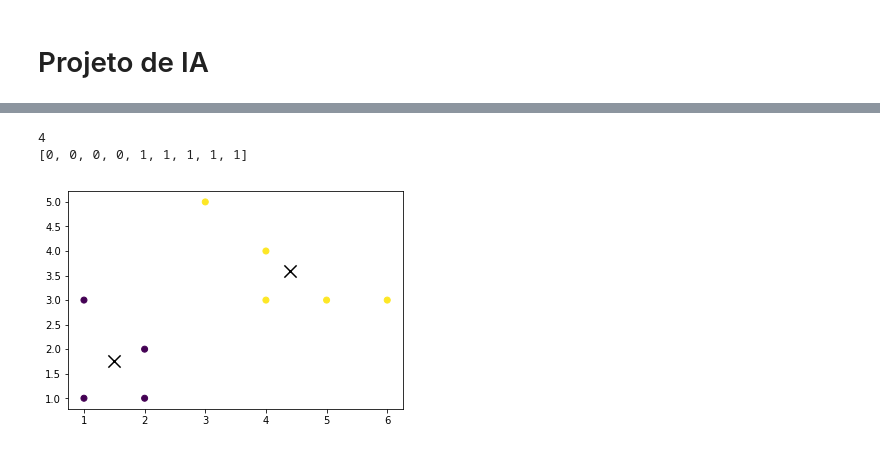
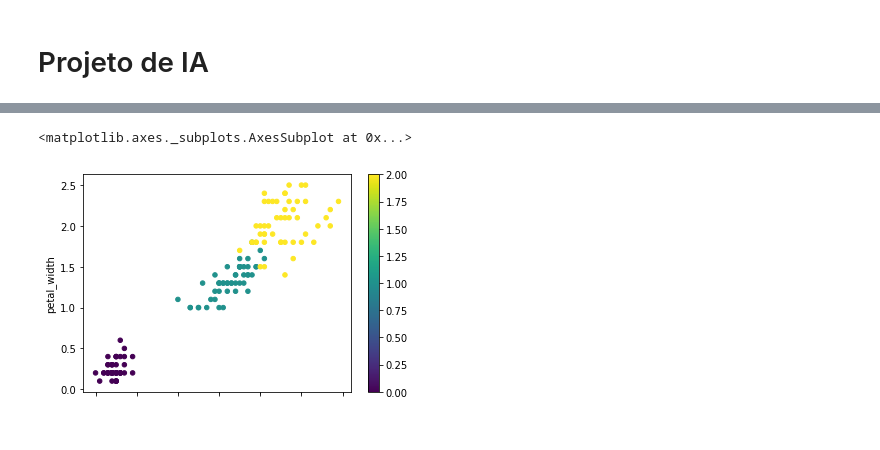
Before and after one commit to GrayJack/Bisect-K-Means, a Jupyter notebook: src/K-means-trettel.ipynb, the cells around one changed output, grey strips where cells are left out. Drawn from its saved outputs; the diff is of its cells as text; code cells hidden in the pictures.

Commit message:
kmeans-trettel: iris dataset benchmark

```diff
--- a/src/K-means-trettel.ipynb
+++ b/src/K-means-trettel.ipynb
@@ -1,12 +1,11 @@
 # %% [markdown]
 # Projeto de IA
 # %%
-import seaborn as sns
+from sklearn import metrics
 import pandas as pd
+import numpy as np
 import matplotlib.pyplot as plt
-from sklearn import datasets
-from sklearn.decomposition import PCA
 import math
 import random as rd
 
-MAX_ITER = 15
+filepath = '/home/trettel/Documents/projects/DATALAB/datasets/Iris_Data.csv'
@@ -16,0 +12,3 @@ iris = datasets.load_iris()
+# %%
+data = pd.read_csv(filepath)
+print(data.describe())
@@ -17,3 +35,11 @@ iris = datasets.load_iris()
+# %%
+num = {val:i for i,val in enumerate(set(data.species))}
+y_true = [num[item] for item in data.species]
+
+data.plot.scatter(x="petal_length", y="petal_width", c=spec, colormap='viridis')
+# %% [output]
+<matplotlib.axes._subplots.AxesSubplot at 0x...>
+[figure, added]
 # %%
 def plotter(doc, ks, label):
     X,Y = zip(*doc)
@@ -81,14 +104 @@ def kmeans(S, k, dist_func):
     return labels,old_centroids
-# %%
-document = [[1,1], [2,1], [2,2], [1,3],\
-            [3,5], [4,3], [4,4], [5,3],[6,3]]
-
-K = 2
-
-label, centroids = kmeans(document, K, euclidianDistance)
-print(label)
-plotter(document, centroids, label)
-# %% [output]
-4
-[0, 0, 0, 0, 1, 1, 1, 1, 1]
-[figure, removed]
```
Also changed, not shown: parts of 7 cells of this notebook.
